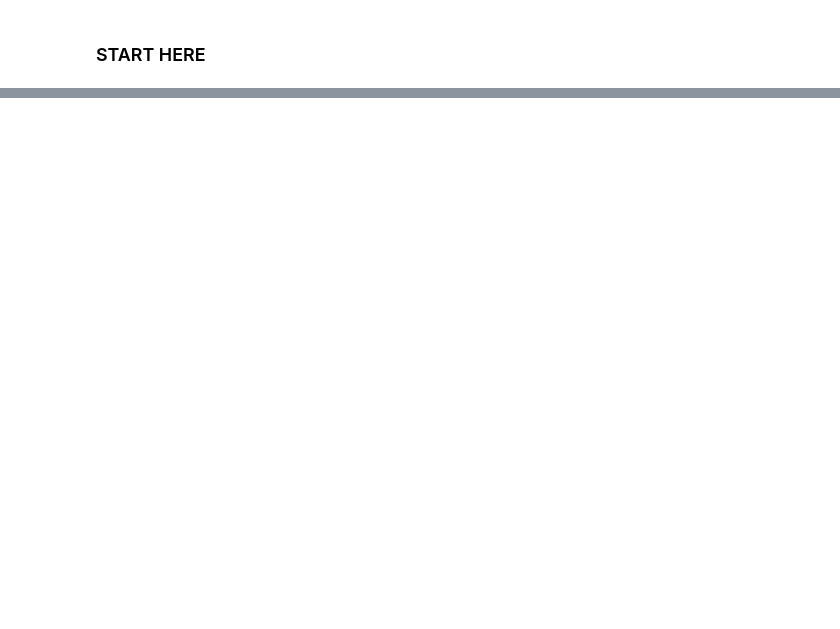
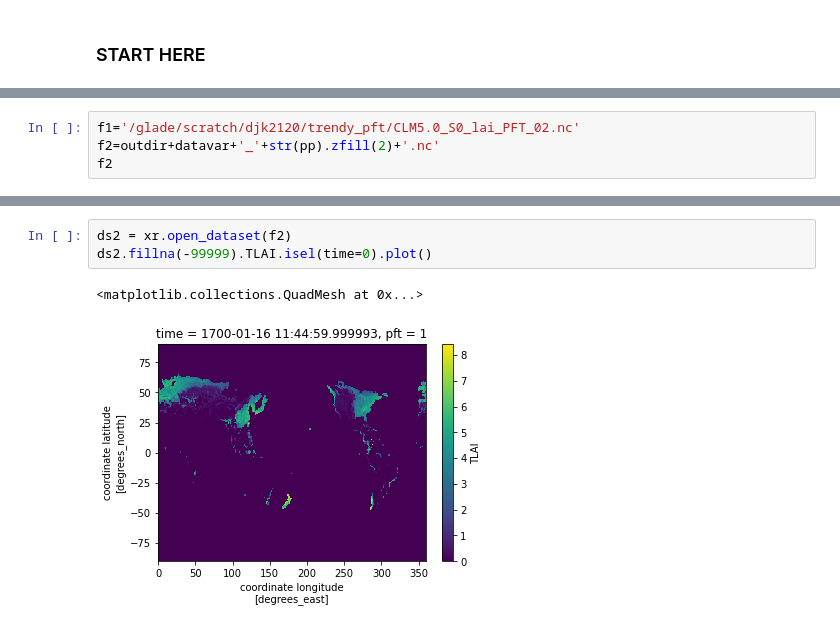
Before and after one commit to djk2120/ctsm_trendy_2021, a Jupyter notebook: pft_regridding.ipynb, the cells around one changed output, grey strips where cells are left out. Drawn from its saved outputs; the diff is of its cells as text; blank space fills up the shorter version.

```diff
--- a/pft_regridding.ipynb
+++ b/pft_regridding.ipynb
@@ -204,0 +256,4 @@ ValueError: Only one of `meta` and `output_dtypes` should be given (`meta` is pr
+# %%
+f1='/glade/scratch/djk2120/trendy_pft/CLM5.0_S0_lai_PFT_02.nc'
+f2=outdir+datavar+'_'+str(pp).zfill(2)+'.nc'
+f2
@@ -204,0 +276,6 @@ ValueError: Only one of `meta` and `output_dtypes` should be given (`meta` is pr
+# %%
+ds2 = xr.open_dataset(f2)
+ds2.fillna(-99999).TLAI.isel(time=0).plot()
+# %% [output]
+<matplotlib.collections.QuadMesh at 0x...>
+[figure, added]
```
Also changed, not shown: parts of 30 cells of this notebook.
